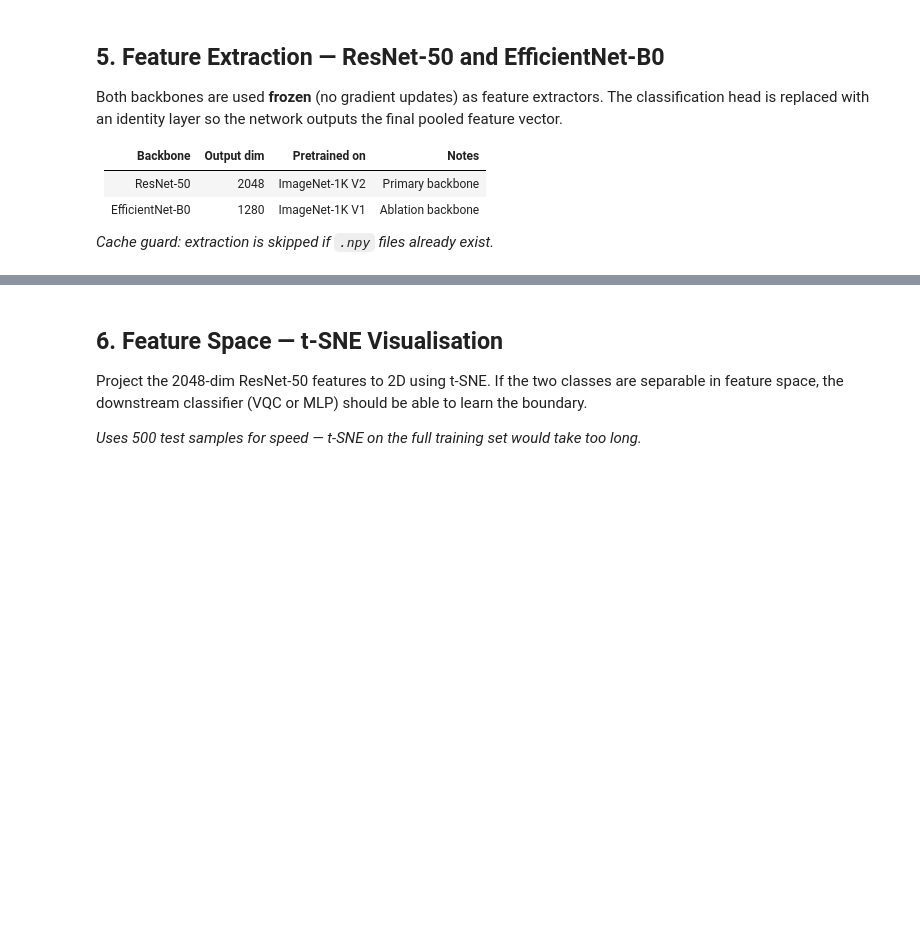
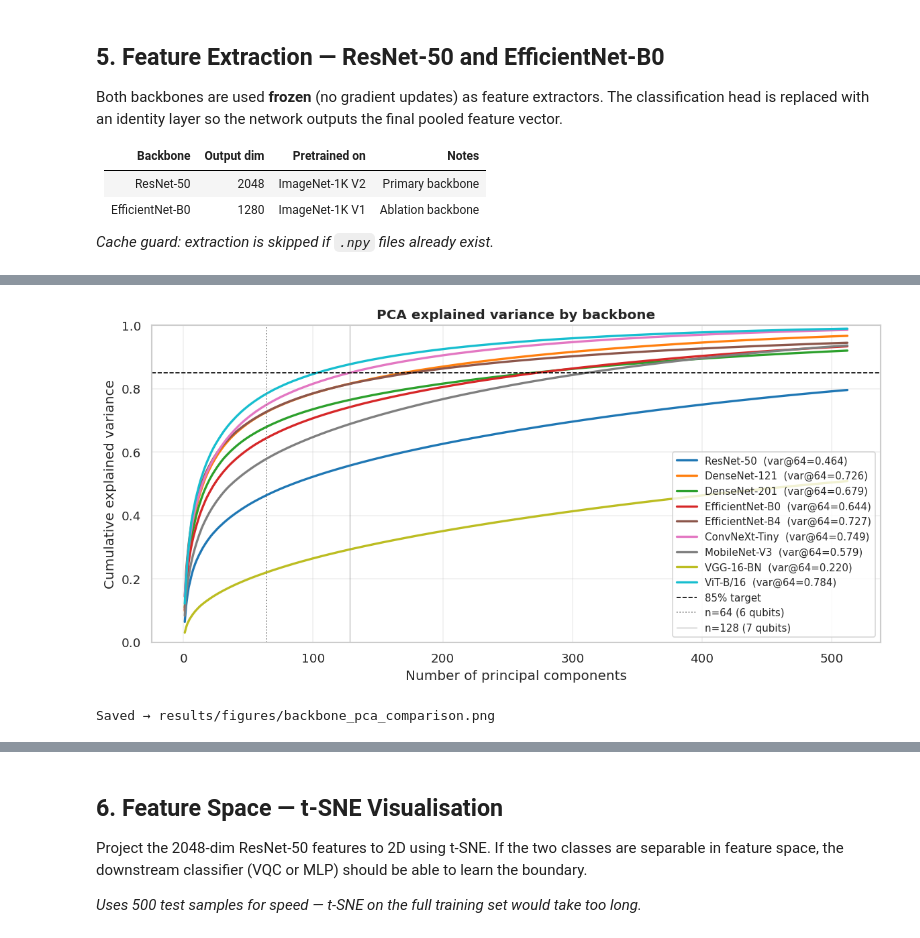
Before and after one commit to mforgo/Hybrid-model-for-pneumonia-detection, a Jupyter notebook: 02_preprocessing.ipynb, the cells around one changed output, grey strips where cells are left out. Cells and saved outputs as stored; diff of their text form; code cells hidden in the pictures; blank space fills up the shorter version.

```diff
--- a/02_preprocessing.ipynb
+++ b/02_preprocessing.ipynb
@@ -454,0 +521,29 @@ EfficientNet-B0 — train: (4185, 1280),  val: (1047, 1280),  test: (624, 1280)
+# %%
+fig, ax = plt.subplots(figsize=(10, 5))
+
+colors = plt.cm.tab10(np.linspace(0, 1, len(results)))
+
+for row, color in zip(results, colors):
+    cum_var = row['cum_var']
+    xs      = range(1, len(cum_var) + 1)
+    ax.plot(xs, cum_var, lw=2, color=color,
+            label=f'{row["Backbone"]}  (var@64={row["Var @ 64 PCs"]:.3f})')
+
+ax.axhline(0.85, color='black', linestyle='--', linewidth=1, label='85% target')
+ax.axvline(64,   color='gray',  linestyle=':',  linewidth=1, label='n=64 (6 qubits)')
+ax.axvline(128,  color='gray',  linestyle='-',  linewidth=0.8, alpha=0.5, label='n=128 (7 qubits)')
+
+ax.set_xlabel('Number of principal components')
+ax.set_ylabel('Cumulative explained variance')
+ax.set_title('PCA explained variance by backbone', fontsize=12, fontweight='bold')
+ax.legend(fontsize=9)
+ax.grid(True, alpha=0.3)
+ax.set_ylim(0, 1.0)
+
+plt.tight_layout()
+plt.savefig(f'{FIG_DIR}/backbone_pca_comparison.png', dpi=150, bbox_inches='tight')
+plt.show()
+print('Saved → results/figures/backbone_pca_comparison.png')
+# %% [output]
+[figure, added]
+Saved → results/figures/backbone_pca_comparison.png
```
Also changed, not shown: parts of 17 cells of this notebook.
